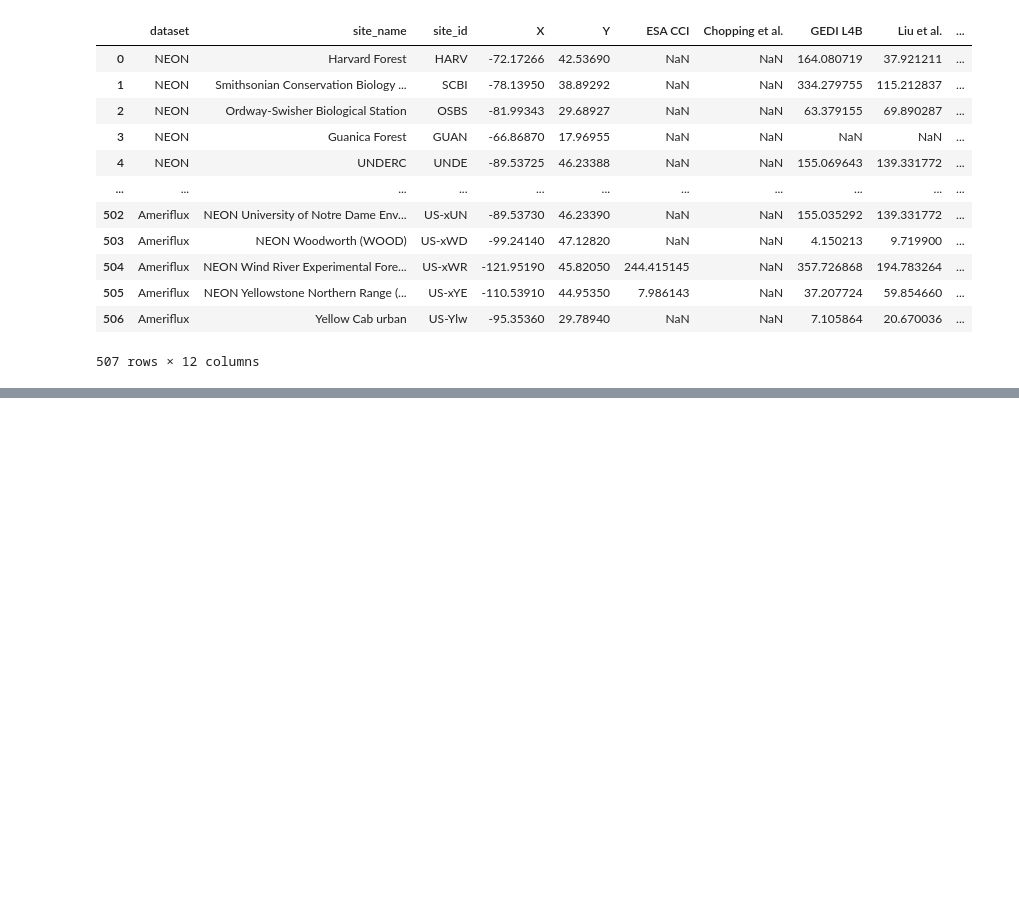
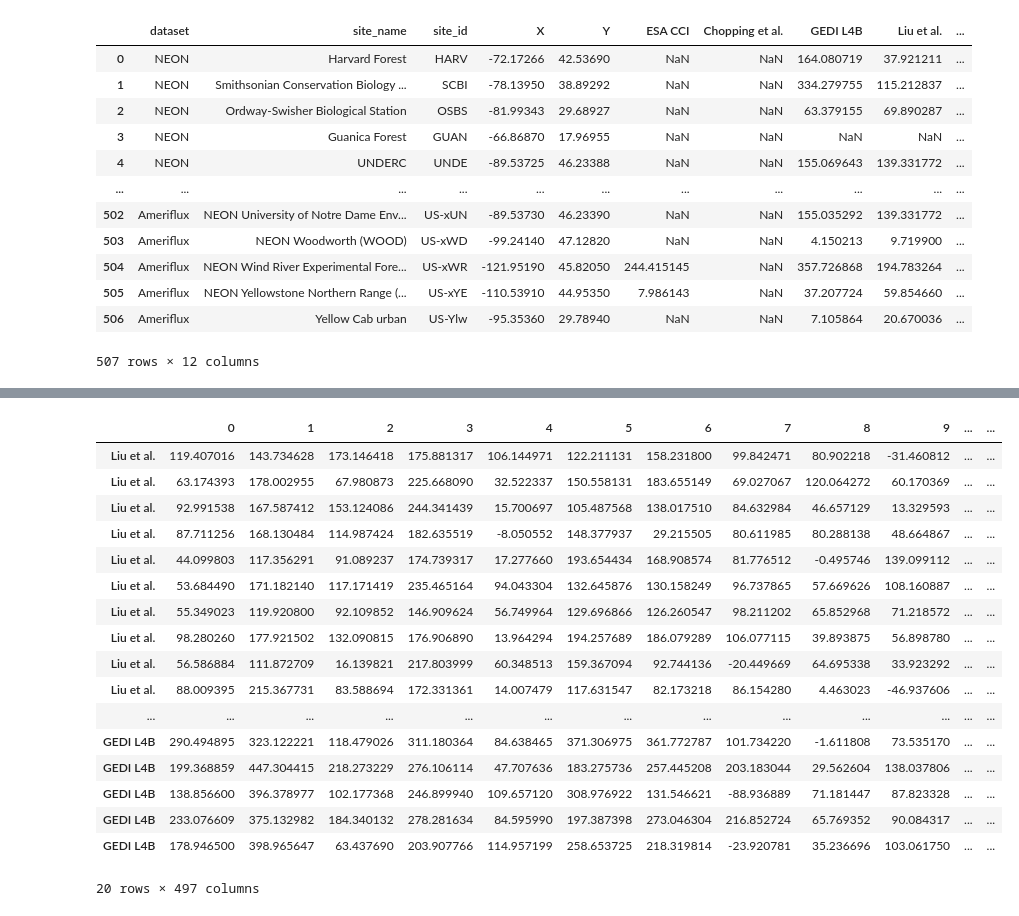
Before and after one commit to aiza-k/ClusterAnalysis, a Jupyter notebook: Simulation.ipynb, the cells around one changed output, grey strips where cells are left out. Saved outputs shown, nothing was run; the diff lists cells and outputs as text; code cells hidden in the pictures; blank space fills up the shorter version.

```diff
--- a/Simulation.ipynb
+++ b/Simulation.ipynb
@@ -361,0 +362,24 @@ Data point 19: [29.89957733 23.54671366]
+# %%
+# Add cluster labels to the transposed DataFrame, for 1)
+products = ['Liu et al.', 'Liu et al.', 'Liu et al.', 'Liu et al.', 'Liu et al.', 'Liu et al.', 'Liu et al.', 'Liu et al.', 'Liu et al.', 'Liu et al.', 'GEDI L4B', 'GEDI L4B', 'GEDI L4B', 'GEDI L4B', 'GEDI L4B', 'GEDI L4B', 'GEDI L4B', 'GEDI L4B', 'GEDI L4B', 'GEDI L4B']
+Liu_Gedi = pd.DataFrame(Liu_Gedi,index=products)  # Convert to DataFrame if it's not already
+Liu_Gedi
+# %% [output]
+|  | 0 | 1 | 2 | 3 | 4 | 5 | 6 | 7 | 8 | 9 | ... | ... |
+| Liu et al. | 119.407016 | 143.734628 | 173.146418 | 175.881317 | 106.144971 | 122.211131 | 158.231800 | 99.842471 | 80.902218 | -31.460812 | ... | ... |
+| Liu et al. | 63.174393 | 178.002955 | 67.980873 | 225.668090 | 32.522337 | 150.558131 | 183.655149 | 69.027067 | 120.064272 | 60.170369 | ... | ... |
+| Liu et al. | 92.991538 | 167.587412 | 153.124086 | 244.341439 | 15.700697 | 105.487568 | 138.017510 | 84.632984 | 46.657129 | 13.329593 | ... | ... |
+| Liu et al. | 87.711256 | 168.130484 | 114.987424 | 182.635519 | -8.050552 | 148.377937 | 29.215505 | 80.611985 | 80.288138 | 48.664867 | ... | ... |
+| Liu et al. | 44.099803 | 117.356291 | 91.089237 | 174.739317 | 17.277660 | 193.654434 | 168.908574 | 81.776512 | -0.495746 | 139.099112 | ... | ... |
+| Liu et al. | 53.684490 | 171.182140 | 117.171419 | 235.465164 | 94.043304 | 132.645876 | 130.158249 | 96.737865 | 57.669626 | 108.160887 | ... | ... |
+| Liu et al. | 55.349023 | 119.920800 | 92.109852 | 146.909624 | 56.749964 | 129.696866 | 126.260547 | 98.211202 | 65.852968 | 71.218572 | ... | ... |
+| Liu et al. | 98.280260 | 177.921502 | 132.090815 | 176.906890 | 13.964294 | 194.257689 | 186.079289 | 106.077115 | 39.893875 | 56.898780 | ... | ... |
+| Liu et al. | 56.586884 | 111.872709 | 16.139821 | 217.803999 | 60.348513 | 159.367094 | 92.744136 | -20.449669 | 64.695338 | 33.923292 | ... | ... |
+| Liu et al. | 88.009395 | 215.367731 | 83.588694 | 172.331361 | 14.007479 | 117.631547 | 82.173218 | 86.154280 | 4.463023 | -46.937606 | ... | ... |
+| ... | ... | ... | ... | ... | ... | ... | ... | ... | ... | ... | ... | ... |
+| GEDI L4B | 290.494895 | 323.122221 | 118.479026 | 311.180364 | 84.638465 | 371.306975 | 361.772787 | 101.734220 | -1.611808 | 73.535170 | ... | ... |
+| GEDI L4B | 199.368859 | 447.304415 | 218.273229 | 276.106114 | 47.707636 | 183.275736 | 257.445208 | 203.183044 | 29.562604 | 138.037806 | ... | ... |
+| GEDI L4B | 138.856600 | 396.378977 | 102.177368 | 246.899940 | 109.657120 | 308.976922 | 131.546621 | -88.936889 | 71.181447 | 87.823328 | ... | ... |
+| GEDI L4B | 233.076609 | 375.132982 | 184.340132 | 278.281634 | 84.595990 | 197.387398 | 273.046304 | 216.852724 | 65.769352 | 90.084317 | ... | ... |
+| GEDI L4B | 178.946500 | 398.965647 | 63.437690 | 203.907766 | 114.957199 | 258.653725 | 218.319814 | -23.920781 | 35.236696 | 103.061750 | ... | ... |
+20 rows × 497 columns
```
Also changed, not shown: parts of 19 cells of this notebook, 1 other file.
